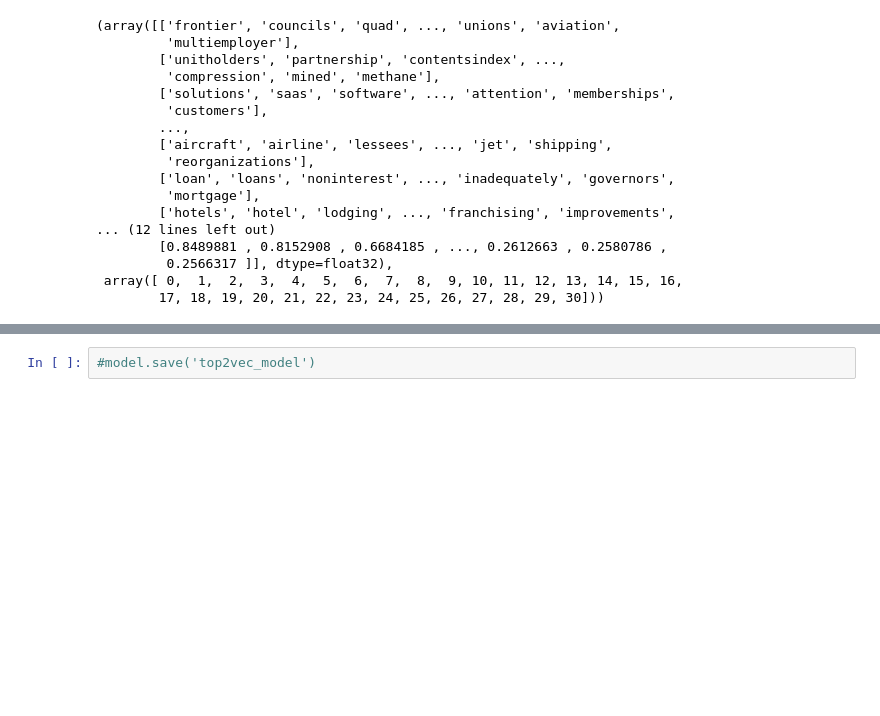
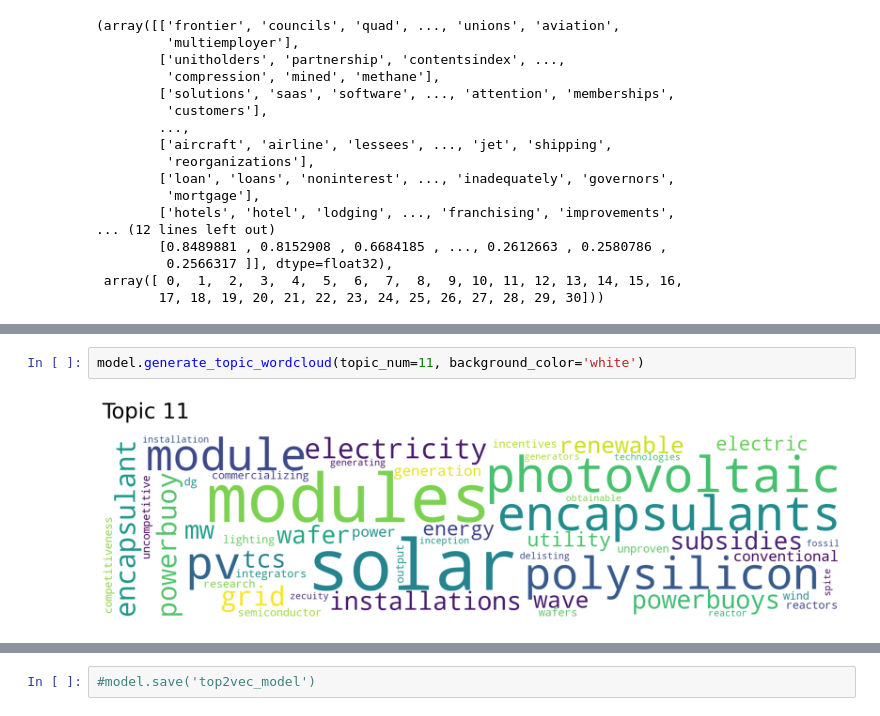
Before and after one commit to Dhruv26/10K-emerging-risk-detection, a Jupyter notebook: notebooks/risk_section_wordcloud.ipynb, the cells around one changed output, grey strips where cells are left out. Drawn from its saved outputs; the diff is of its cells as text; blank space fills up the shorter version.

```diff
--- a/notebooks/risk_section_wordcloud.ipynb
+++ b/notebooks/risk_section_wordcloud.ipynb
@@ -147,0 +155,4 @@ model.generate_topic_wordcloud(topic_num=18, background_color='white')
+# %%
+model.generate_topic_wordcloud(topic_num=11, background_color='white')
+# %% [output]
+[figure, added]
```
Also changed, not shown: parts of 6 cells of this notebook, 1 other file.
